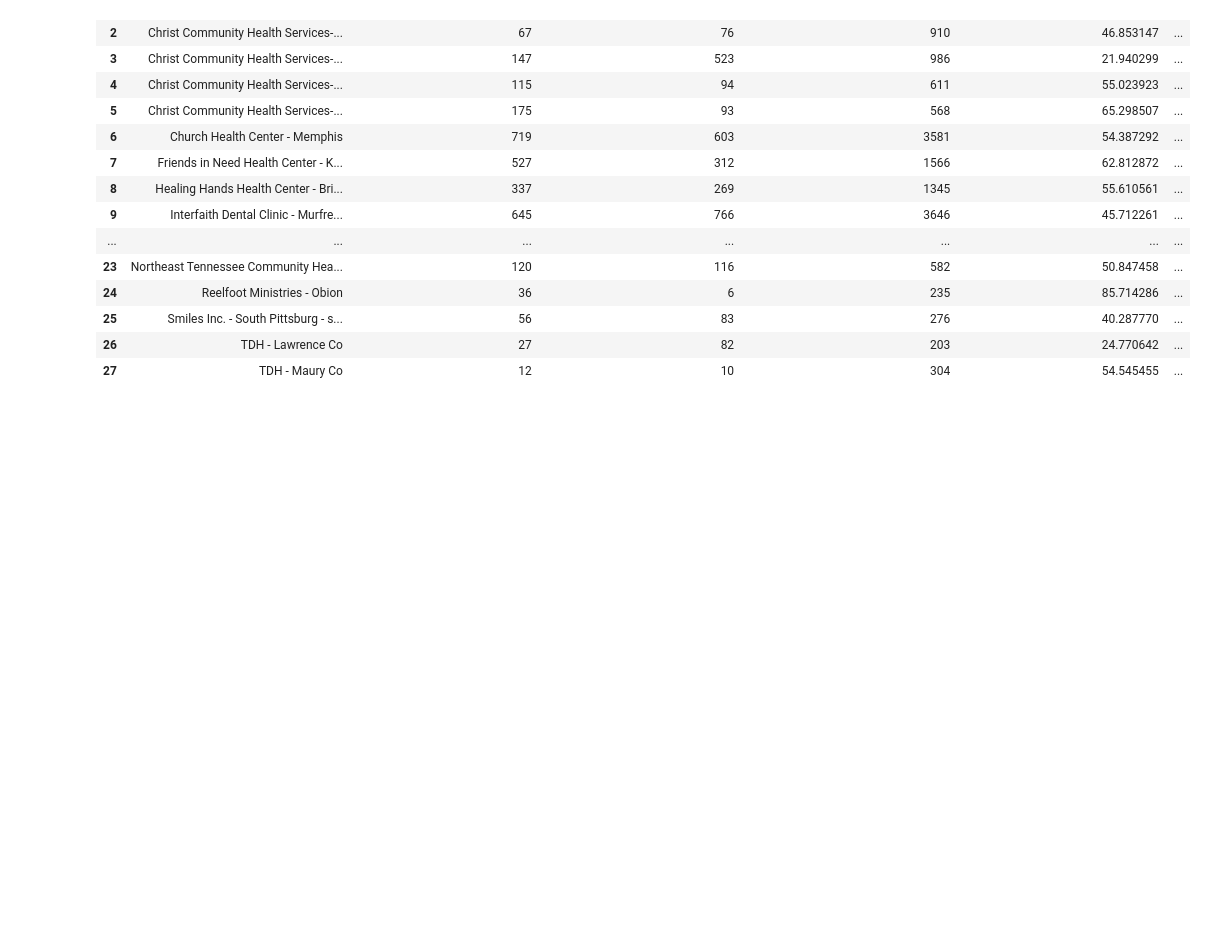
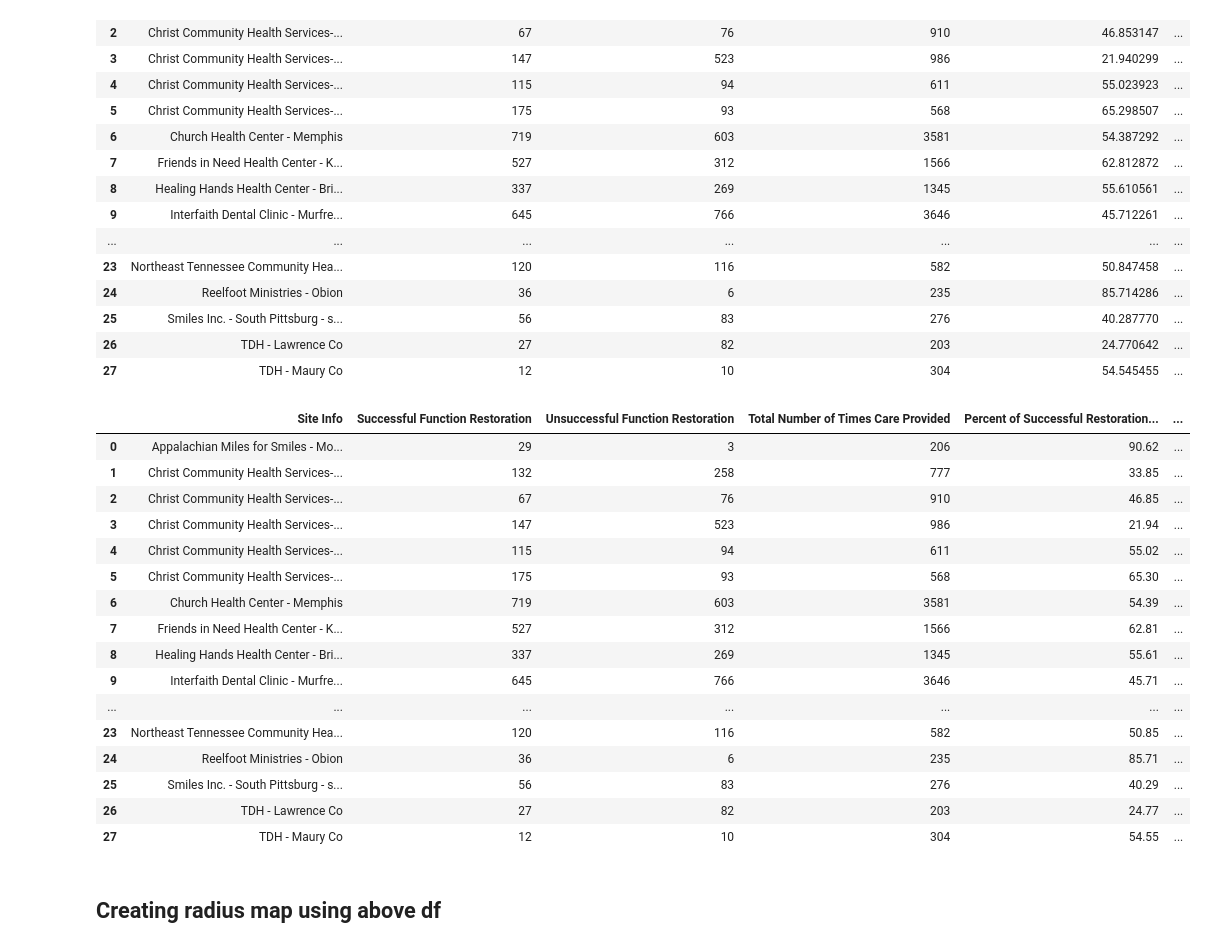
Before and after one commit to abcarlisle22/smile-on-lava-girl, a Jupyter notebook: smile_maps_api_connect.ipynb, the cells around one changed output. Cells and saved outputs as stored; diff of their text form; code cells hidden in the pictures; blank space fills up the shorter version.

```diff
--- a/smile_maps_api_connect.ipynb
+++ b/smile_maps_api_connect.ipynb
@@ -311,3 +326,24 @@ clinics
 | 25 | Smiles Inc. - South Pittsburg - s... | 56 | 83 | 276 | 40.287770 | ... |
 | 26 | TDH - Lawrence Co | 27 | 82 | 203 | 24.770642 | ... |
 | 27 | TDH - Maury Co | 12 | 10 | 304 | 54.545455 | ... |
+# %%
+clinics['Percent of Successful Restoration of Function'] = clinics['Percent of Successful Restoration of Function'].astype(float).round(2)
+clinics
+# %% [output]
+|  | Site Info | Successful Function Restoration | Unsuccessful Function Restoration | Total Number of Times Care Provided | Percent of Successful Restoration... | ... |
+| 0 | Appalachian Miles for Smiles - Mo... | 29 | 3 | 206 | 90.62 | ... |
+| 1 | Christ Community Health Services-... | 132 | 258 | 777 | 33.85 | ... |
+| 2 | Christ Community Health Services-... | 67 | 76 | 910 | 46.85 | ... |
+| 3 | Christ Community Health Services-... | 147 | 523 | 986 | 21.94 | ... |
+| 4 | Christ Community Health Services-... | 115 | 94 | 611 | 55.02 | ... |
+| 5 | Christ Community Health Services-... | 175 | 93 | 568 | 65.30 | ... |
+| 6 | Church Health Center - Memphis | 719 | 603 | 3581 | 54.39 | ... |
+| 7 | Friends in Need Health Center - K... | 527 | 312 | 1566 | 62.81 | ... |
+| 8 | Healing Hands Health Center - Bri... | 337 | 269 | 1345 | 55.61 | ... |
+| 9 | Interfaith Dental Clinic - Murfre... | 645 | 766 | 3646 | 45.71 | ... |
+| ... | ... | ... | ... | ... | ... | ... |
+| 23 | Northeast Tennessee Community Hea... | 120 | 116 | 582 | 50.85 | ... |
+| 24 | Reelfoot Ministries - Obion | 36 | 6 | 235 | 85.71 | ... |
+| 25 | Smiles Inc. - South Pittsburg - s... | 56 | 83 | 276 | 40.29 | ... |
+| 26 | TDH - Lawrence Co | 27 | 82 | 203 | 24.77 | ... |
+| 27 | TDH - Maury Co | 12 | 10 | 304 | 54.55 | ... |
@@ -313,0 +352,2 @@ clinics
+# %% [markdown]
+## Creating radius map using above df
```
Also changed, not shown: parts of 14 cells of this notebook.
